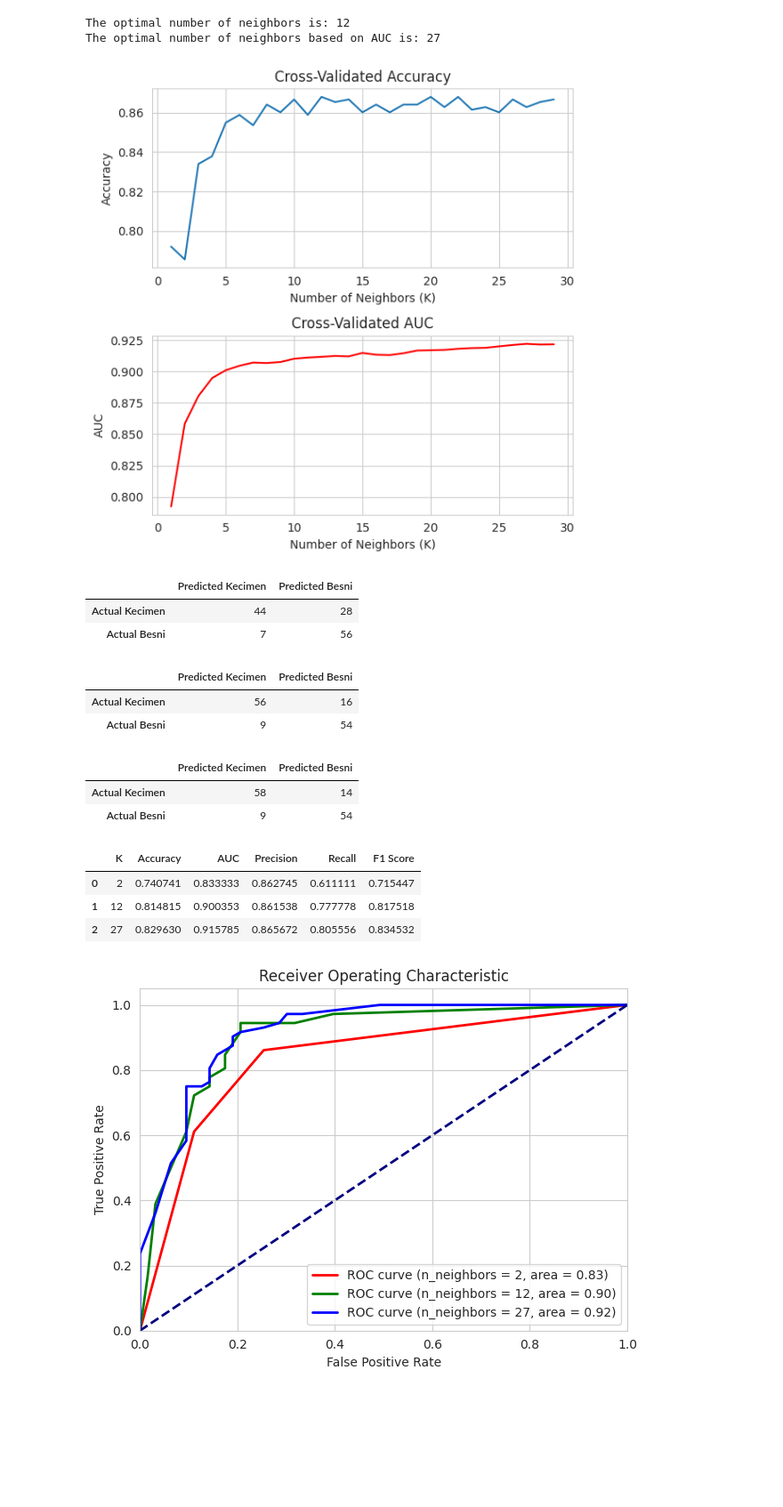
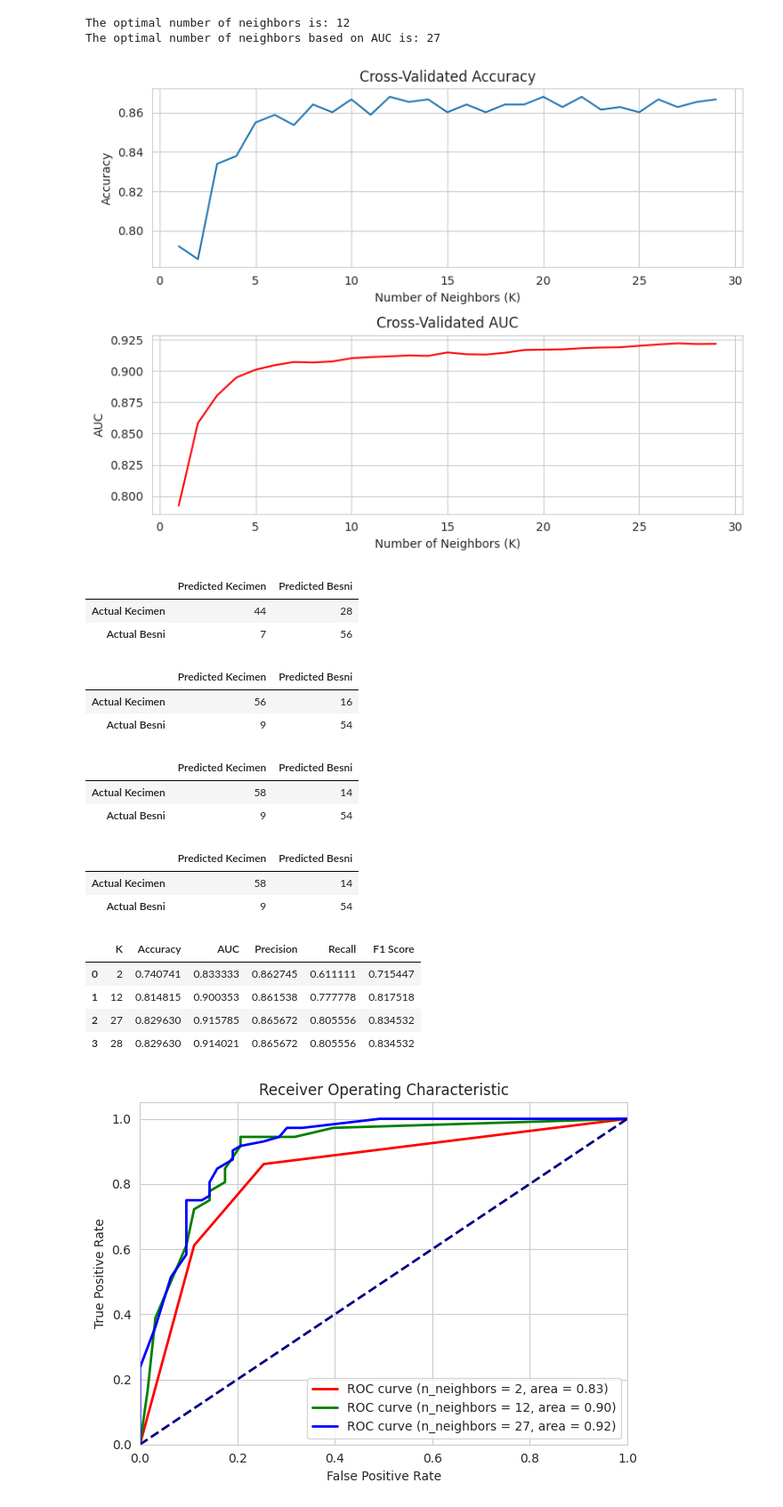
Before and after one commit to neiios/dtmm-task-4, a Jupyter notebook: knn-2.ipynb, the cells around one changed output. Shown at 89% size. Cells and saved outputs as stored; diff of their text form; code cells hidden in the pictures; blank space fills up the shorter version.

```diff
--- a/knn-2.ipynb
+++ b/knn-2.ipynb
@@ -32,35 +32,35 @@ for n in neighbors_range:
     # regular accuracy
     cv_scores = cross_val_score(knn, X_train, y_train, cv=5)
     cv_scores_mean.append(cv_scores.mean())
 
     # auc score
     y_scores = cross_val_predict(knn, X_train, y_train, cv=5, method='predict_proba')[:, 1]
     auc_score = roc_auc_score(y_train, y_scores)
     auc_scores.append(auc_score)
 
 optimal_n = neighbors_range[np.argmax(cv_scores_mean)]
 optimal_n_auc = neighbors_range[np.argmax(auc_scores)]
 print("The optimal number of neighbors is:", optimal_n)
 print("The optimal number of neighbors based on AUC is:", optimal_n_auc)
 
-fig, (ax0, ax1) = plt.subplots(nrows=2, ncols=1, figsize=(6, 6))
+fig, (ax0, ax1) = plt.subplots(nrows=2, ncols=1, figsize=(8, 6))
 
 ax0.plot(neighbors_range, cv_scores_mean)
 ax0.set_title('Cross-Validated Accuracy')
 ax0.set_xlabel('Number of Neighbors (K)')
 ax0.set_ylabel('Accuracy')
 
 ax1.plot(neighbors_range, auc_scores, color="red")
 ax1.set_title('Cross-Validated AUC')
 ax1.set_xlabel('Number of Neighbors (K)')
 ax1.set_ylabel('AUC')
 
 plt.tight_layout()
 plt.show()
 # %% [output]
 The optimal number of neighbors is: 12
 The optimal number of neighbors based on AUC is: 27
-[figure, old version]
+[figure, new version]
 # %%
 import pandas as pd
 from sklearn.metrics import confusion_matrix, accuracy_score, roc_auc_score, precision_score, recall_score, f1_score
@@ -84,13 +84,21 @@ def get_result_stats(clf, X, y, pos_label="Kecimen"):
 dtype = {"K": int, "Accuracy": float, "AUC": float, "Precision": float, "Recall": float, "F1 Score": float}
 results_df = pd.DataFrame(columns=["K", "Accuracy", "AUC", "Precision", "Recall", "F1 Score"]).astype(dtype)
 
-for val in [2, 12, 27]:
+for val in [2, 12, 27, 28]:
     clf = KNeighborsClassifier(n_neighbors=val).fit(X_train, y_train)
     y_pred, acc, auc_score, precision, recall, f1, conf_matrix = get_result_stats(clf, X_test, y_test)
 
     df_conf_matrix = pd.DataFrame(conf_matrix, index=["Actual Kecimen", "Actual Besni"],
                                   columns=["Predicted Kecimen", "Predicted Besni"])
     display(df_conf_matrix)
+
+    df_conf_matrix.to_latex(
+        f"./knn-cv-matrix-{val}.tex",
+        caption=f"Sumaišymo matrica (n_neighbors = {val})",
+        label=f"tab:knn-cv-conf-matrix-{val}",
+        escape=True,
+        bold_rows=True,
+    )
 
     temp_df = pd.DataFrame([[val, acc, auc_score, precision, recall, f1]],
                            columns=["K", "Accuracy", "AUC", "Precision", "Recall", "F1 Score"]).astype(dtype)
@@ -117,10 +125,14 @@ display(results_df)
 |  | Predicted Kecimen | Predicted Besni |
 | Actual Kecimen | 58 | 14 |
 | Actual Besni | 9 | 54 |
-|  | K | Accuracy | AUC | Precision | Recall | F1 Score |
-| 0 | 2 | 0.740741 | 0.833333 | 0.862745 | 0.611111 | 0.715447 |
-| 1 | 12 | 0.814815 | 0.900353 | 0.861538 | 0.777778 | 0.817518 |
-| 2 | 27 | 0.829630 | 0.915785 | 0.865672 | 0.805556 | 0.834532 |
+|  | Predicted Kecimen | Predicted Besni |
+| Actual Kecimen | 58 | 14 |
+| Actual Besni | 9 | 54 |
+|  | K | Accuracy | AUC | Precision | Recall | F1 Score |
+| 0 | 2 | 0.740741 | 0.833333 | 0.862745 | 0.611111 | 0.715447 |
+| 1 | 12 | 0.814815 | 0.900353 | 0.861538 | 0.777778 | 0.817518 |
+| 2 | 27 | 0.829630 | 0.915785 | 0.865672 | 0.805556 | 0.834532 |
+| 3 | 28 | 0.829630 | 0.914021 | 0.865672 | 0.805556 | 0.834532 |
 # %%
 from sklearn.metrics import roc_curve, auc
 import matplotlib.pyplot as plt
```
Also changed, not shown: 1 other file.
